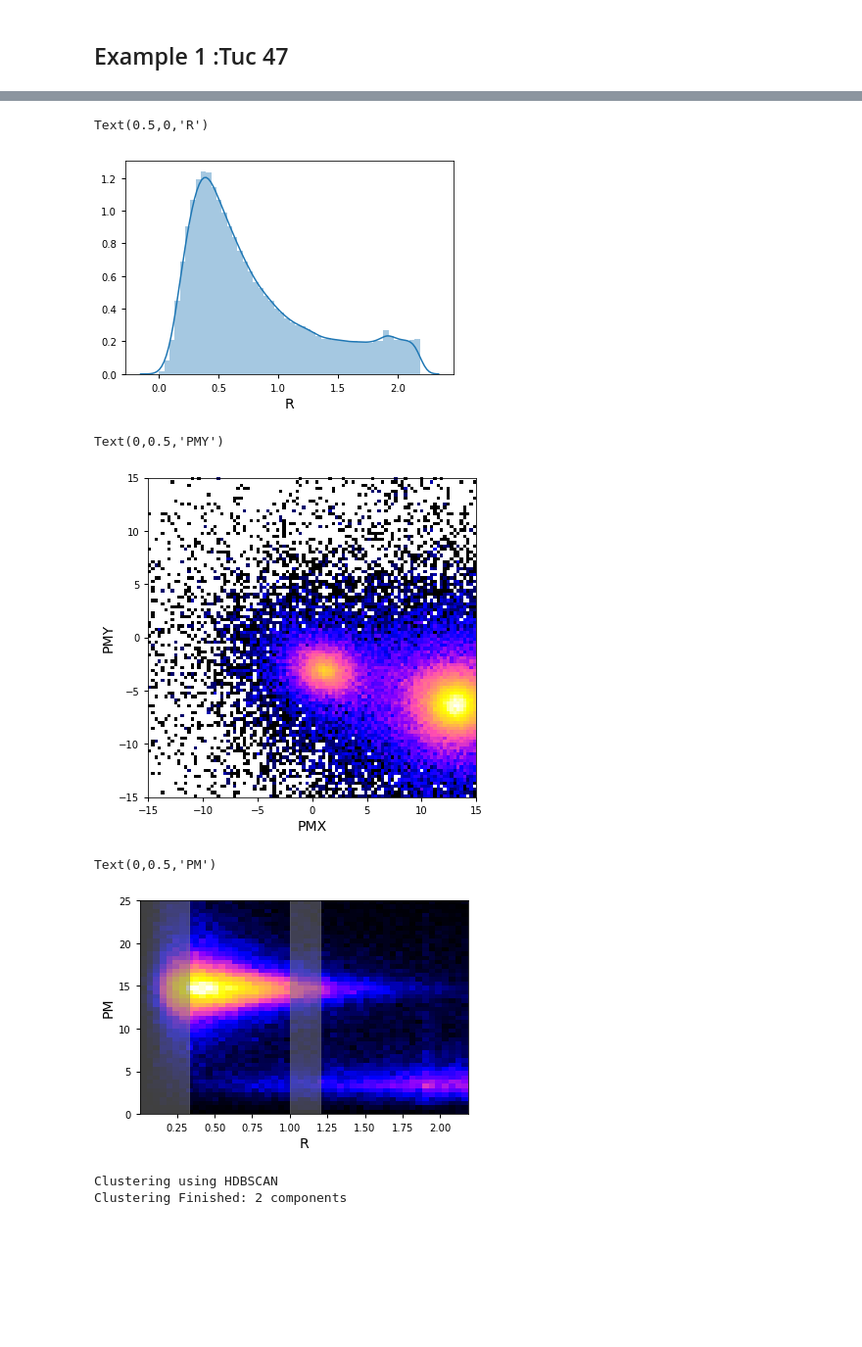
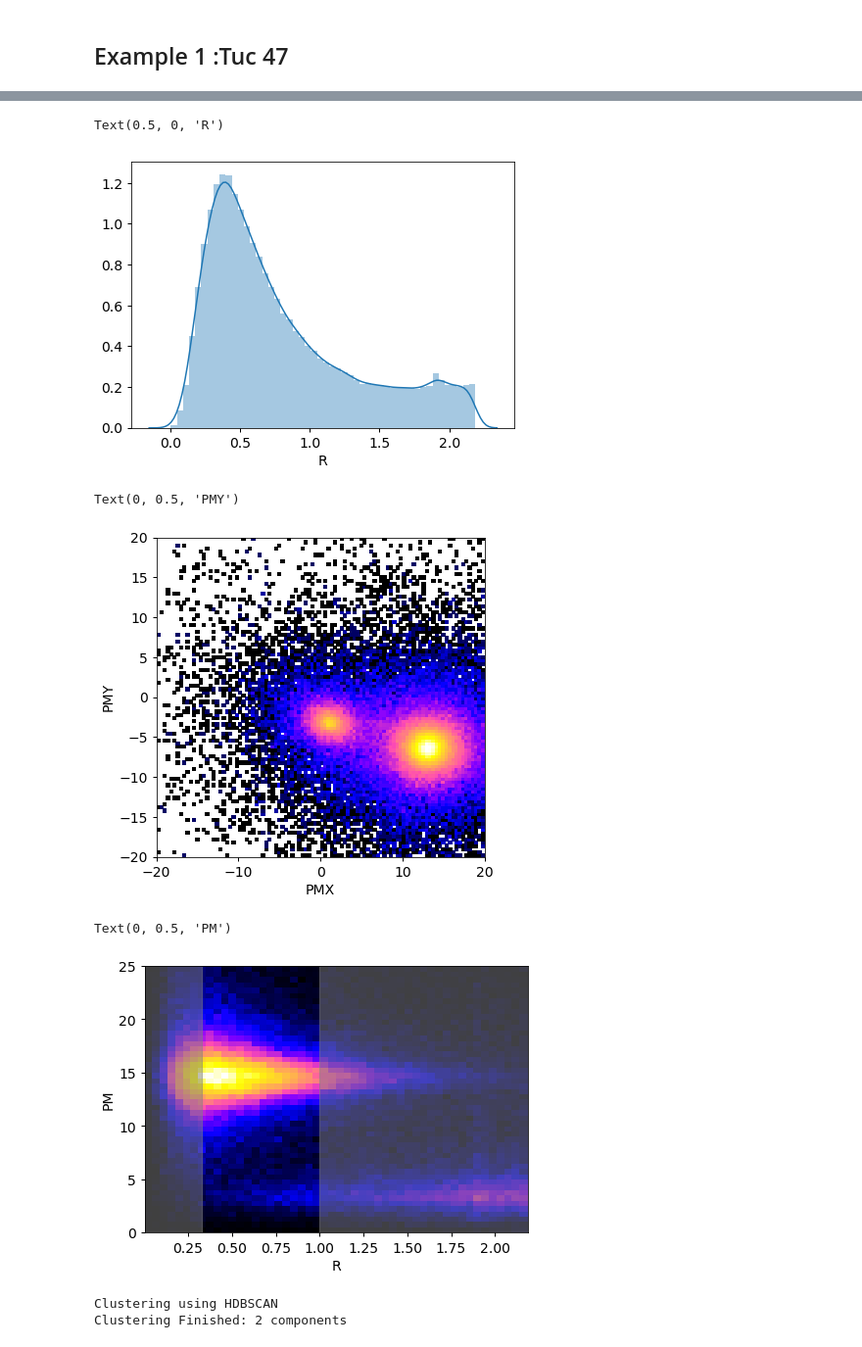
Before and after one commit to nstarman/jas1101_project, a Jupyter notebook: notebooks/clustering.ipynb, the cells around one changed output, grey strips where cells are left out. Shown at 98% size. Cells and saved outputs as stored; diff of their text form; code cells hidden in the pictures; blank space fills up the shorter version.

```diff
--- a/notebooks/clustering.ipynb
+++ b/notebooks/clustering.ipynb
@@ -58,7 +39,7 @@ Exception:
 # %% [markdown]
 ## Example 1 :Tuc 47
 # %%
-GC = GlobularCluster.from_name('NGC_104_47Tuc', member_threshold=0.0)
+GC = GlobularCluster.from_name('NGC_104_47Tuc', member_threshold=0.)
 # %%
 plt.figure(figsize=(7,7))
 H, xb, yb, _ = plt.hist2d(GC.x, GC.y, bins=100, range=[[-1.5,1.5],[-1.5,1.5]], norm=LogNorm(), cmap="gnuplot2")
@@ -71,26 +52,26 @@ Text(0,0.5,'Y')
 sns.distplot(GC.r)
 plt.xlabel("R")
 # %% [output]
-Text(0.5,0,'R')
+Text(0.5, 0, 'R')
-[figure, old version]
+[figure, new version]
 # %%
 from matplotlib import colors
 plt.figure(figsize=(6,6))
-H, xb, yb, _ = plt.hist2d(GC.pmx, GC.pmy, bins=100, range=[[-15,15],[-15,15]], norm=colors.LogNorm(), cmap="gnuplot2")
+H, xb, yb, _ = plt.hist2d(GC.pmx, GC.pmy, bins=100, range=[[-20,20],[-20,20]], norm=colors.LogNorm(), cmap="gnuplot2")
 plt.xlabel("PMX")
 plt.ylabel("PMY")
 # %% [output]
-Text(0,0.5,'PMY')
+Text(0, 0.5, 'PMY')
-[figure, old version]
+[figure, new version]
 # %%
 sel = GC.pm < 25
 H, xb, yb, _ = plt.hist2d(GC.r[sel], GC.pm[sel], bins=50, norm=AsinhNorm(), cmap="gnuplot2")
 
 plt.axvspan(0, 0.33, 0, color="gray", alpha=0.5)
-plt.axvspan(1, 1.2, 0, color="gray", alpha=0.5)
+plt.axvspan(1, 2.2, 0, color="gray", alpha=0.5)
 plt.xlabel("R") # normalized
 plt.ylabel("PM")
 # %% [output]
-Text(0,0.5,'PM')
+Text(0, 0.5, 'PM')
-[figure, old version]
+[figure, new version]
 # %%
```
Also changed, not shown: parts of 35 cells of this notebook, 9 other files.
